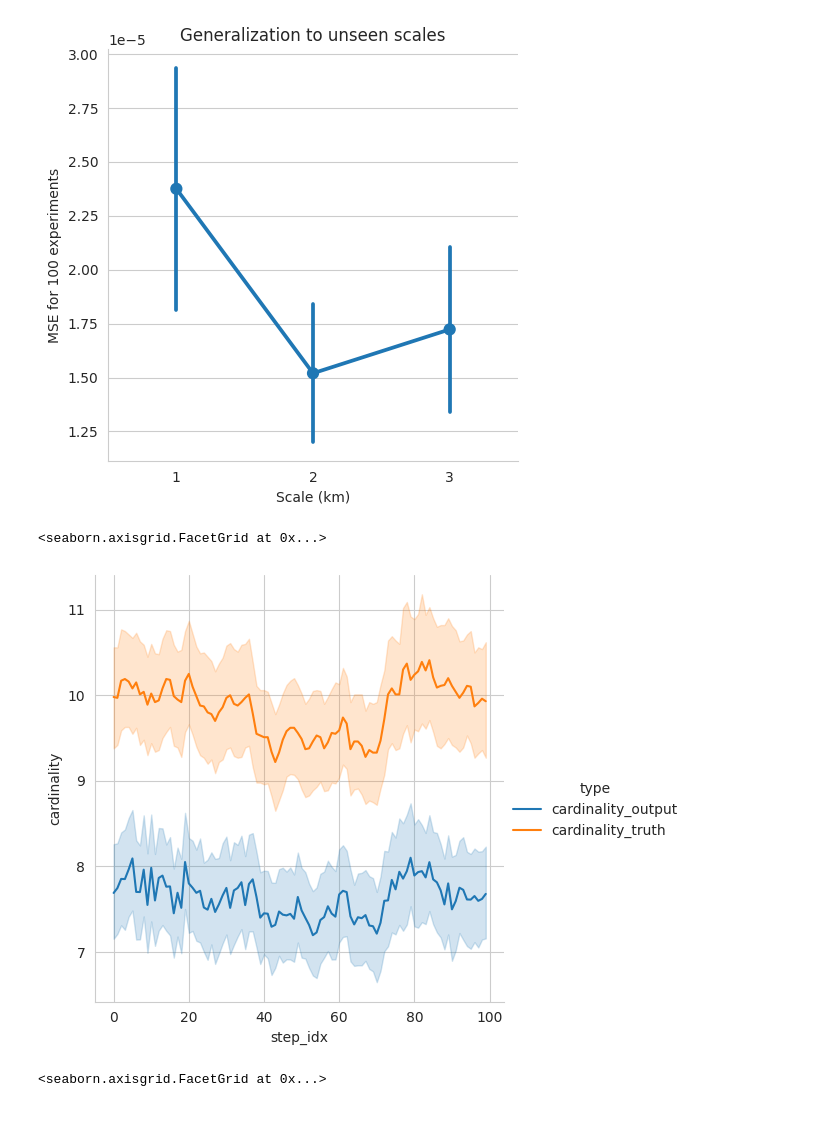
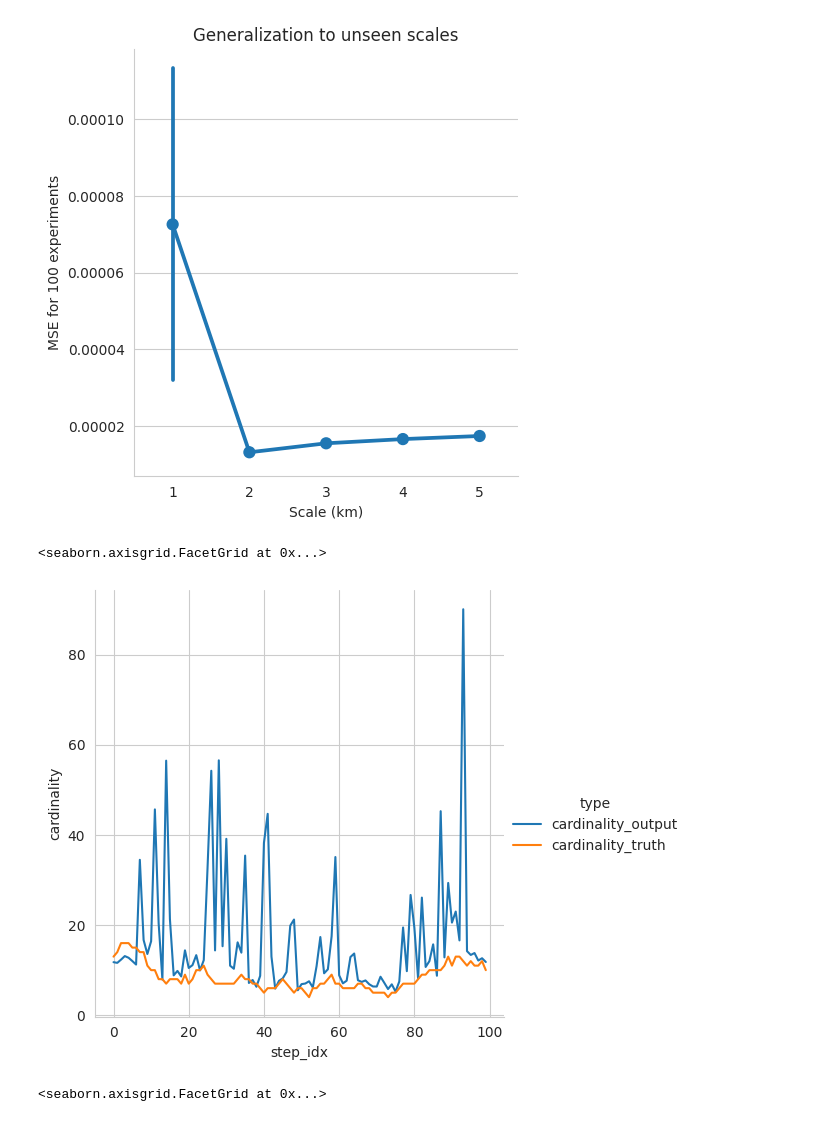
Before and after one commit to Damowerko/mtt, a Jupyter notebook: notebooks/summary.ipynb, the cells around one changed output. Saved outputs shown, nothing was run; the diff lists cells and outputs as text; code cells hidden in the pictures.

```diff
--- a/notebooks/summary.ipynb
+++ b/notebooks/summary.ipynb
@@ -5,7 +6,7 @@ import seaborn as sns
 
 sns.set_style("whitegrid")
 # %%
-df = pd.read_csv("../out/generalization/4uc51x21.csv")
-df.head()
+df_cnn = pd.read_csv("../data/out/generalization/eiytli6p.csv")
+df_cnn.head()
 # %% [output]
 |  | simulation_idx | step_idx | mse | cardinality_target | cardinality_output | cardinality_truth | ... |
@@ -25,16 +28,16 @@ df.groupby("scale").mean()
 # %%
-data = df.groupby(by=["scale", "simulation_idx"]).mean().drop(columns=["step_idx"]).reset_index()
+data = df_cnn.groupby(by=["scale", "simulation_idx"]).mean().drop(columns=["step_idx"]).reset_index()
 sns.catplot(data=data, x="scale", y="mse", kind="point", errorbar=("sd", 1))
 plt.ylabel("MSE for 100 experiments")
 plt.xlabel("Scale (km)")
 plt.title("Generalization to unseen scales")
 plt.show()
 # %% [output]
-[figure, old version]
+[figure, new version]
 # %%
-data = df.query("scale == 1").melt(id_vars=["step_idx"], value_vars=["cardinality_output", "cardinality_truth"], var_name="type", value_name="cardinality")
+data = df_cnn.query("scale == 1 and simulation_idx == 50").melt(id_vars=["step_idx"], value_vars=["cardinality_output", "cardinality_truth"], var_name="type", value_name="cardinality")
 sns.relplot(data=data, x="step_idx", y="cardinality", hue="type", kind="line")
 # %% [output]
 <seaborn.axisgrid.FacetGrid at 0x...>
-[figure, old version]
+[figure, new version]
 # %%
```
Also changed, not shown: parts of 7 cells of this notebook, 1 other file.
